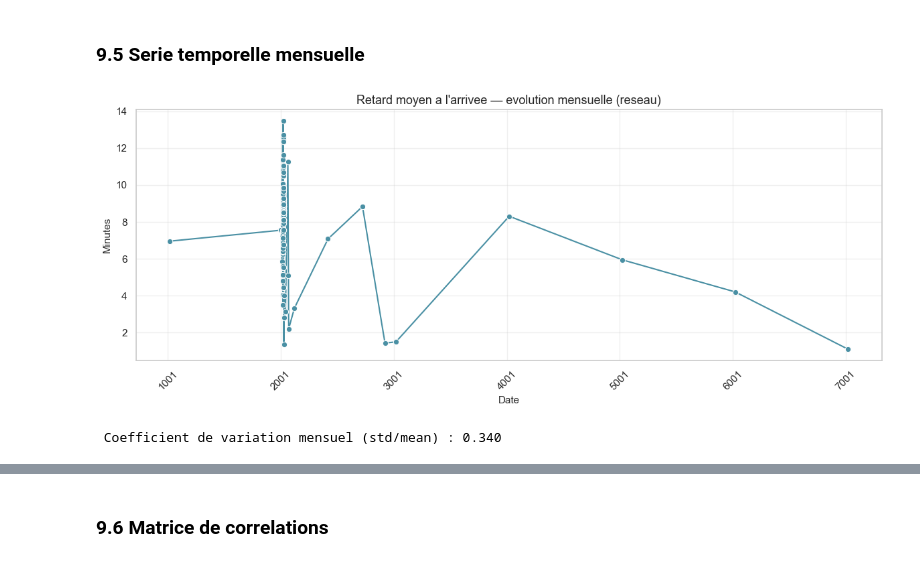
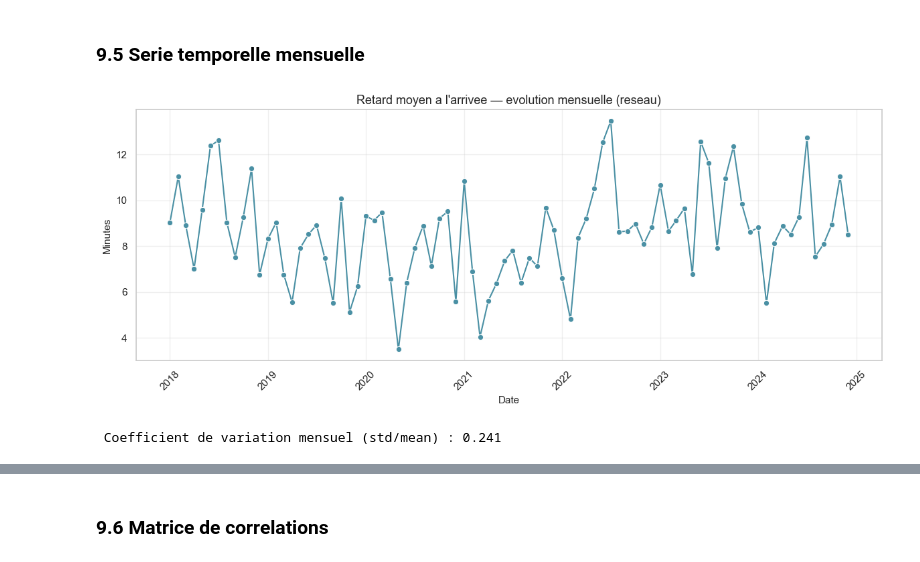
Before and after one commit to ArrouiYousra/tardis-train-delay-ml, a Jupyter notebook: tardis_eda.ipynb, the cells around one changed output, grey strips where cells are left out. Saved outputs shown, nothing was run; the diff lists cells and outputs as text; code cells hidden in the pictures.

```diff
--- a/tardis_eda.ipynb
+++ b/tardis_eda.ipynb
@@ -790,21 +841,25 @@ if "route" in df.columns and "cancel_rate" in df.columns:
 ### 9.5 Serie temporelle mensuelle
 # %%
 if DEL_ARR in df.columns and "Date" in df.columns:
-    ts = df.dropna(subset=["Date", DEL_ARR])
-    monthly_delay = ts.groupby("Date", observed=True)[DEL_ARR].mean()
+    ts = df.dropna(subset=["Date", DEL_ARR]).copy()
+
+    # Filtre : garder uniquement les années réalistes
+    ts = ts[(ts["Date"].dt.year >= 2018) & (ts["Date"].dt.year <= 2025)]
+
+    monthly_delay = ts.groupby("Date", observed=True)[DEL_ARR].mean().sort_index()
 
     fig, ax = plt.subplots(figsize=FIG["lg"])
     sns.lineplot(x=monthly_delay.index, y=monthly_delay.values, marker="o", color=PAL["delay"], ax=ax)
     ax.set_title("Retard moyen a l'arrivee — evolution mensuelle (reseau)")
     ax.set_xlabel("Date")
     ax.set_ylabel("Minutes")
     ax.tick_params(axis="x", rotation=45)
     ax.grid(True, alpha=0.3)
     plt.tight_layout()
     plt.show()
 
     cv = monthly_delay.std() / monthly_delay.mean() if monthly_delay.mean() != 0 else np.nan
     print(f" Coefficient de variation mensuel (std/mean) : {cv:.3f}")
 # %% [output]
-[figure, old version]
+[figure, new version]
- Coefficient de variation mensuel (std/mean) : 0.340
+ Coefficient de variation mensuel (std/mean) : 0.241
```
Also changed, not shown: parts of 18 cells of this notebook.
